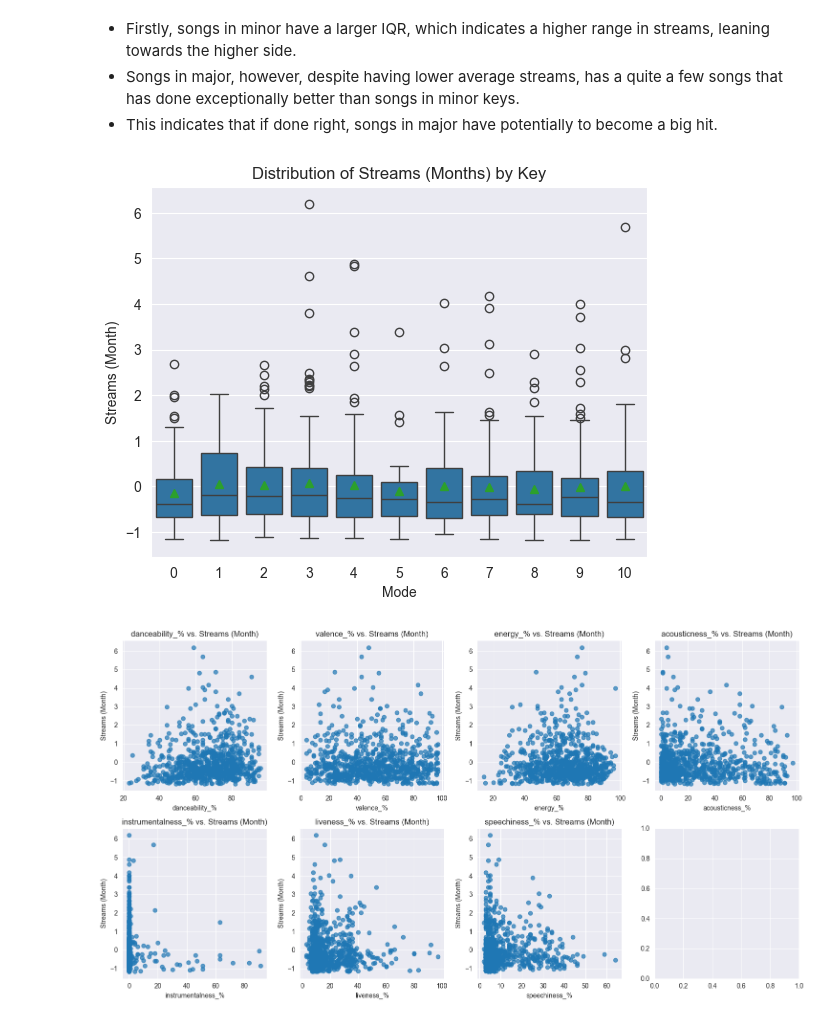
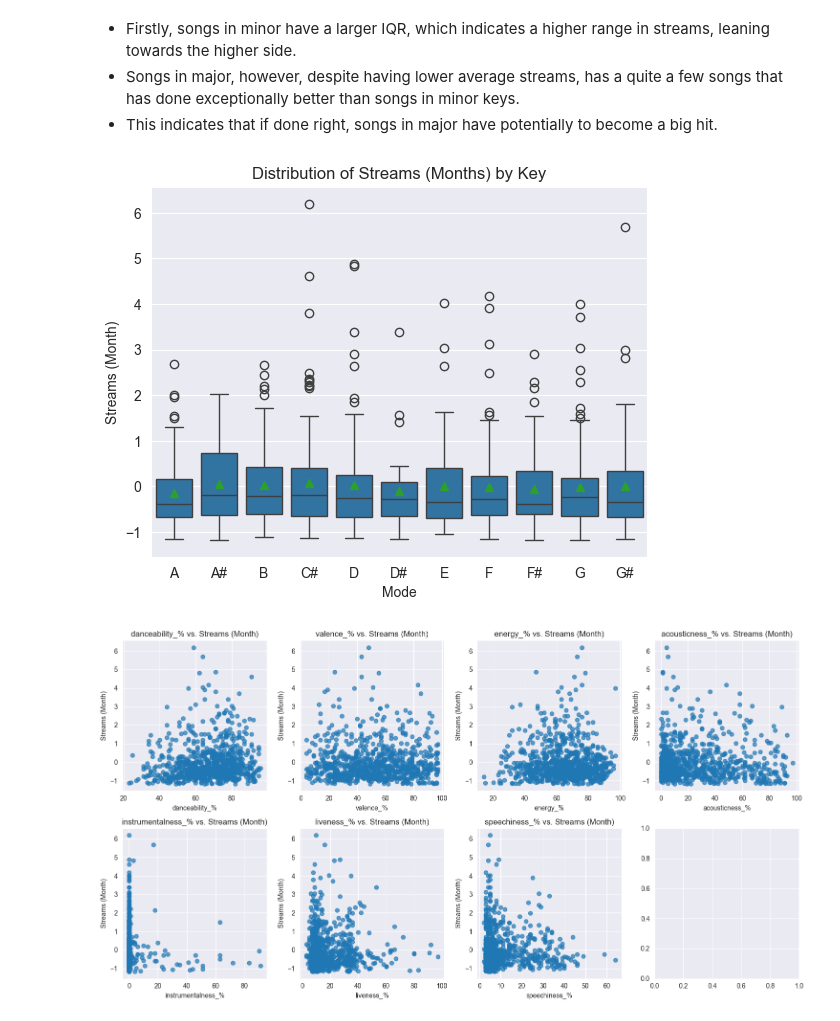
Before and after one commit to certificateofparticipation/VJCxTP-Hackathon-24, a Jupyter notebook: main.ipynb, the cells around one changed output. Cells and saved outputs as stored; diff of their text form; code cells hidden in the pictures.

```diff
--- a/main.ipynb
+++ b/main.ipynb
@@ -351,12 +357,13 @@ plt.show()
 # %%
 sns.boxplot(x='key', y='streams_per_month', showmeans=True, data=df)
 
 plt.xlabel('Mode')
 plt.ylabel('Streams (Month)')
 plt.title('Distribution of Streams (Months) by Key')
+plt.xticks([0, 1, 2, 3, 4, 5, 6, 7, 8, 9, 10], ["A", "A#", "B", "C#", "D", "D#", "E", "F", "F#", "G", "G#"])
 plt.show()
 # %% [output]
-[figure, old version]
+[figure, new version]
 # %%
 # Plot % against streams
 
```
Also changed, not shown: parts of 1 cell of this notebook.
